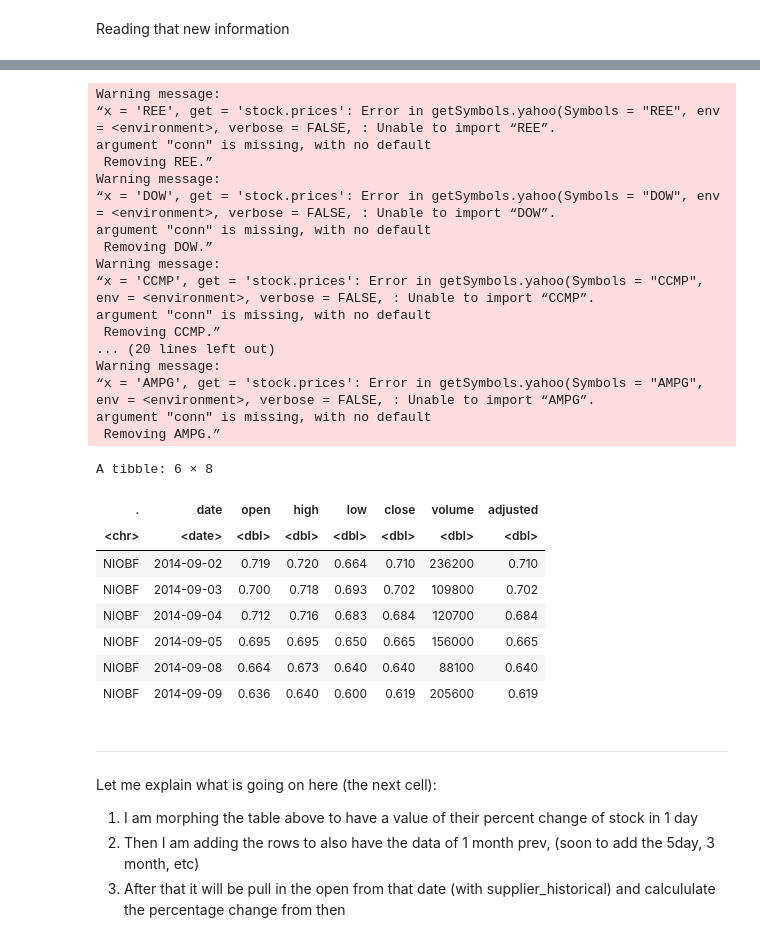
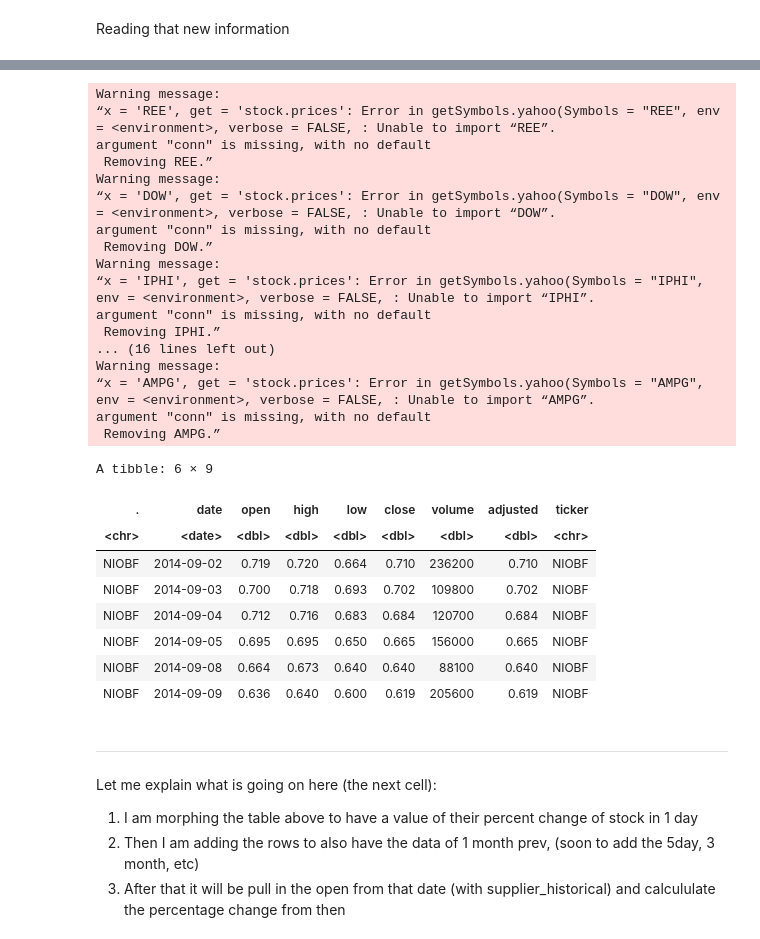
Before and after one commit to nkoda/STAT301, a Jupyter notebook: project_proposal.ipynb, the cells around one changed output, grey strips where cells are left out. Saved outputs shown, nothing was run; the diff lists cells and outputs as text; code cells hidden in the pictures.

Commit message:
Full changes towards Supplier Data
Tidy and everything

```diff
--- a/project_proposal.ipynb
+++ b/project_proposal.ipynb
@@ -353,40 +361,42 @@ A data.frame: 6 × 7
 # %%
 supplier_index <- tq_get(filter(ticker_text, . != "INTC"),
                from = "2014-09-01",
                to = "2019-03-01",
                get = "stock.price")
+supplier_index <- supplier_index %>% mutate(ticker = supplier_index$.)
 supplier_historical_index <- tq_get(filter(ticker_text, . != "INTC"),
                from = "2013-09-01", #one year earlier because we need 1 year previous data
                to = "2019-03-01",
                get = "stock.price")
+supplier_historical_index <- supplier_historical_index %>% mutate(ticker = supplier_historical_index$.)
 head(supplier_index)
 # %% [output]
 Warning message:
 “x = 'REE', get = 'stock.prices': Error in getSymbols.yahoo(Symbols = "REE", env = <environment>, verbose = FALSE, : Unable to import “REE”.
 argument "conn" is missing, with no default
  Removing REE.”
 Warning message:
 “x = 'DOW', get = 'stock.prices': Error in getSymbols.yahoo(Symbols = "DOW", env = <environment>, verbose = FALSE, : Unable to import “DOW”.
 argument "conn" is missing, with no default
  Removing DOW.”
 Warning message:
-“x = 'CCMP', get = 'stock.prices': Error in getSymbols.yahoo(Symbols = "CCMP", env = <environment>, verbose = FALSE, : Unable to import “CCMP”.
+“x = 'IPHI', get = 'stock.prices': Error in getSymbols.yahoo(Symbols = "IPHI", env = <environment>, verbose = FALSE, : Unable to import “IPHI”.
 argument "conn" is missing, with no default
- Removing CCMP.”
-... (20 lines left out)
+ Removing IPHI.”
+... (16 lines left out)
 Warning message:
 “x = 'AMPG', get = 'stock.prices': Error in getSymbols.yahoo(Symbols = "AMPG", env = <environment>, verbose = FALSE, : Unable to import “AMPG”.
 argument "conn" is missing, with no default
  Removing AMPG.”
-A tibble: 6 × 8
+A tibble: 6 × 9
-| . | date | open | high | low | close | volume | adjusted |
-| <chr> | <date> | <dbl> | <dbl> | <dbl> | <dbl> | <dbl> | <dbl> |
-| NIOBF | 2014-09-02 | 0.719 | 0.720 | 0.664 | 0.710 | 236200 | 0.710 |
-| NIOBF | 2014-09-03 | 0.700 | 0.718 | 0.693 | 0.702 | 109800 | 0.702 |
-| NIOBF | 2014-09-04 | 0.712 | 0.716 | 0.683 | 0.684 | 120700 | 0.684 |
-| NIOBF | 2014-09-05 | 0.695 | 0.695 | 0.650 | 0.665 | 156000 | 0.665 |
-| NIOBF | 2014-09-08 | 0.664 | 0.673 | 0.640 | 0.640 | 88100 | 0.640 |
-| NIOBF | 2014-09-09 | 0.636 | 0.640 | 0.600 | 0.619 | 205600 | 0.619 |
+| . | date | open | high | low | close | volume | adjusted | ticker |
+| <chr> | <date> | <dbl> | <dbl> | <dbl> | <dbl> | <dbl> | <dbl> | <chr> |
+| NIOBF | 2014-09-02 | 0.719 | 0.720 | 0.664 | 0.710 | 236200 | 0.710 | NIOBF |
+| NIOBF | 2014-09-03 | 0.700 | 0.718 | 0.693 | 0.702 | 109800 | 0.702 | NIOBF |
+| NIOBF | 2014-09-04 | 0.712 | 0.716 | 0.683 | 0.684 | 120700 | 0.684 | NIOBF |
+| NIOBF | 2014-09-05 | 0.695 | 0.695 | 0.650 | 0.665 | 156000 | 0.665 | NIOBF |
+| NIOBF | 2014-09-08 | 0.664 | 0.673 | 0.640 | 0.640 | 88100 | 0.640 | NIOBF |
+| NIOBF | 2014-09-09 | 0.636 | 0.640 | 0.600 | 0.619 | 205600 | 0.619 | NIOBF |
 # %% [markdown]
 __________________
 
```
Also changed, not shown: parts of 11 cells of this notebook.
